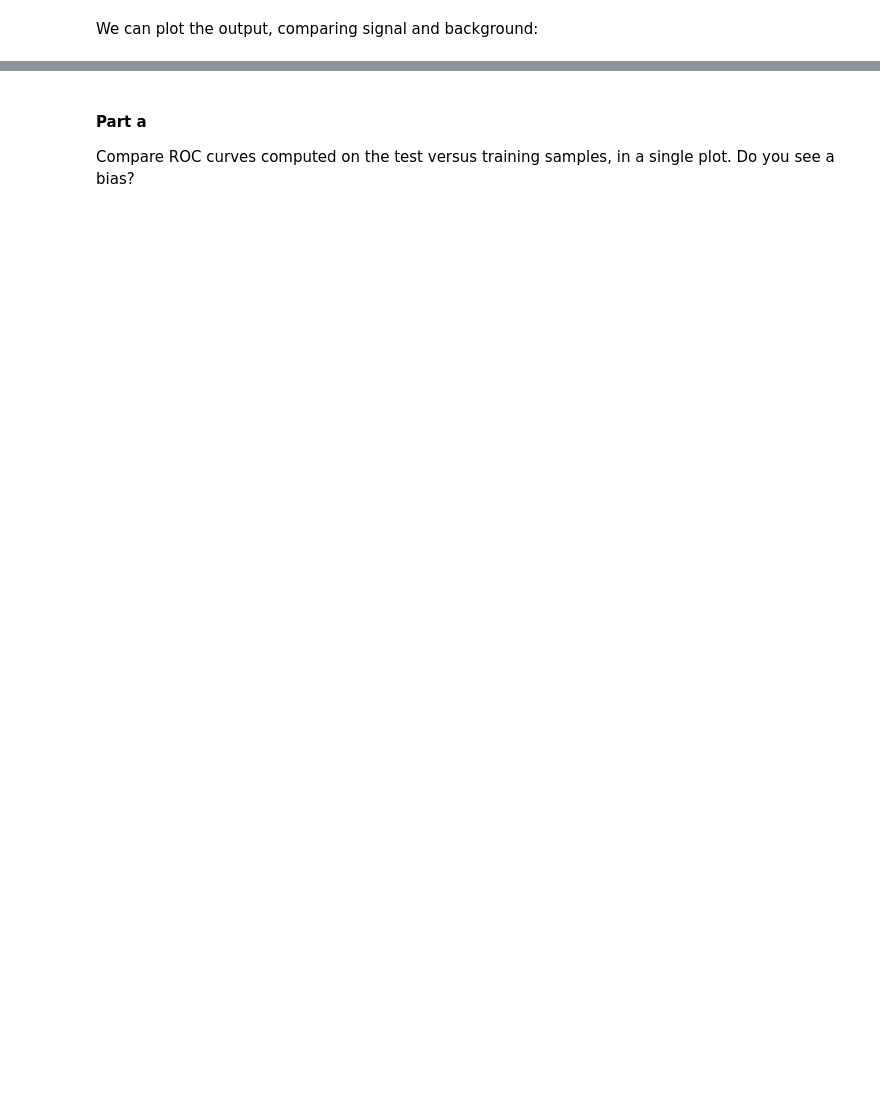
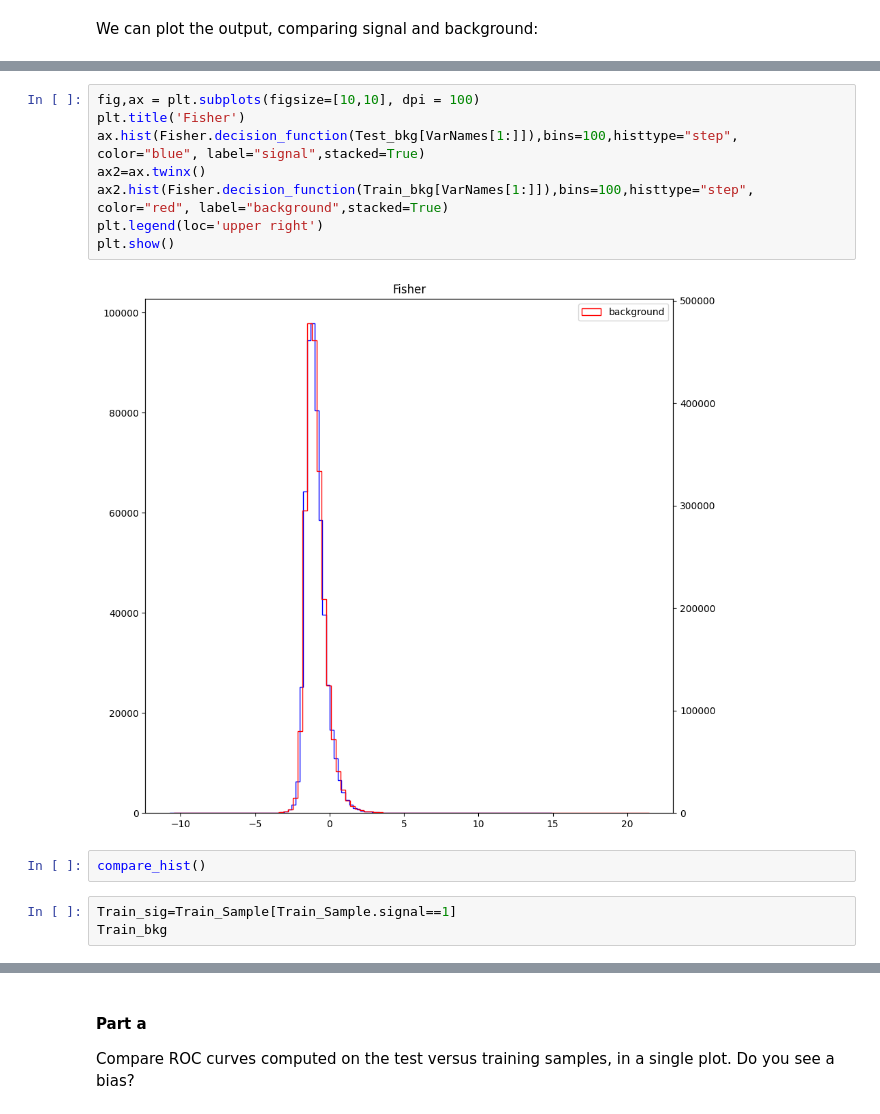
Before and after one commit to JoseACortes/Data1402.Solutions.JoseACortes, a Jupyter notebook: Labs/Lab.5/Lab.5 testing.ipynb, the cells around one changed output, grey strips where cells are left out. Cells and saved outputs as stored; diff of their text form; blank space fills up the shorter version.

```diff
--- a/Labs/Lab.5/Lab.5 testing.ipynb
+++ b/Labs/Lab.5/Lab.5 testing.ipynb
@@ -106,0 +212,15 @@ plt.show()
+# %%
+fig,ax = plt.subplots(figsize=[10,10], dpi = 100)
+plt.title('Fisher')
+ax.hist(Fisher.decision_function(Test_bkg[VarNames[1:]]),bins=100,histtype="step", color="blue", label="signal",stacked=True)
+ax2=ax.twinx()
+ax2.hist(Fisher.decision_function(Train_bkg[VarNames[1:]]),bins=100,histtype="step", color="red", label="background",stacked=True)
+plt.legend(loc='upper right')
+plt.show()
+# %% [output]
+[figure, added]
+# %%
+compare_hist()
+# %%
+Train_sig=Train_Sample[Train_Sample.signal==1]
+Train_bkg
```
Also changed, not shown: parts of 42 cells of this notebook.
